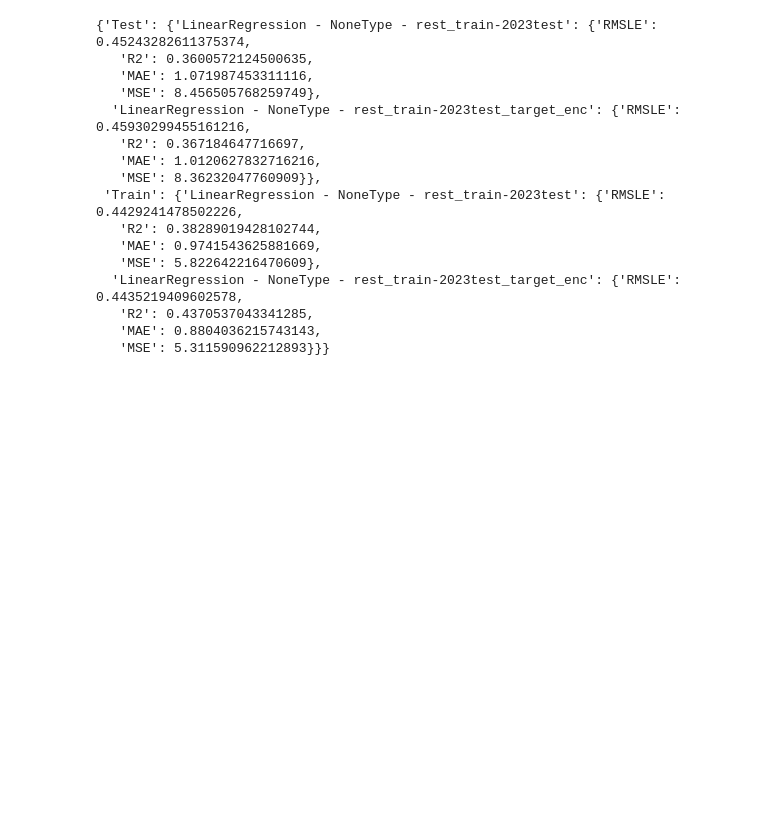
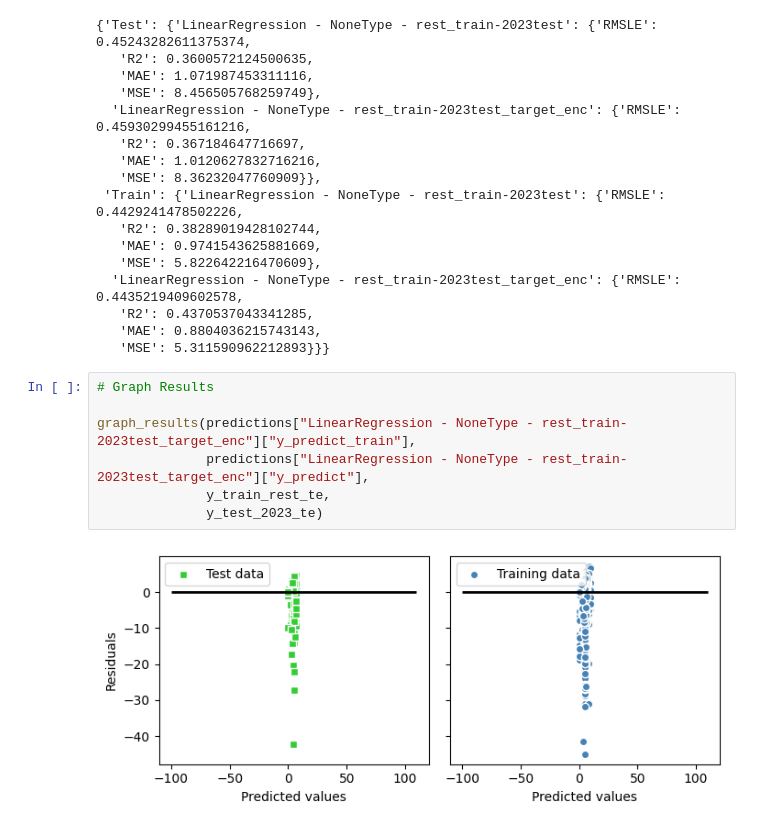
Before and after one commit to lwilsen/HealthCareAnalysis, a Jupyter notebook: luke_code/modelling/SLR_train_s2.ipynb, the cells around one changed output. Cells and saved outputs as stored; diff of their text form; blank space fills up the shorter version.

```diff
--- a/luke_code/modelling/SLR_train_s2.ipynb
+++ b/luke_code/modelling/SLR_train_s2.ipynb
@@ -383,3 +383,12 @@ reg_mod_metrics
    'R2': 0.4370537043341285,
    'MAE': 0.8804036215743143,
    'MSE': 5.311590962212893}}}
+# %%
+# Graph Results
+
+graph_results(predictions["LinearRegression - NoneType - rest_train-2023test_target_enc"]["y_predict_train"],
+              predictions["LinearRegression - NoneType - rest_train-2023test_target_enc"]["y_predict"],
+              y_train_rest_te,
+              y_test_2023_te)
+# %% [output]
+[figure, added]
```
Also changed, not shown: 3 other files.
